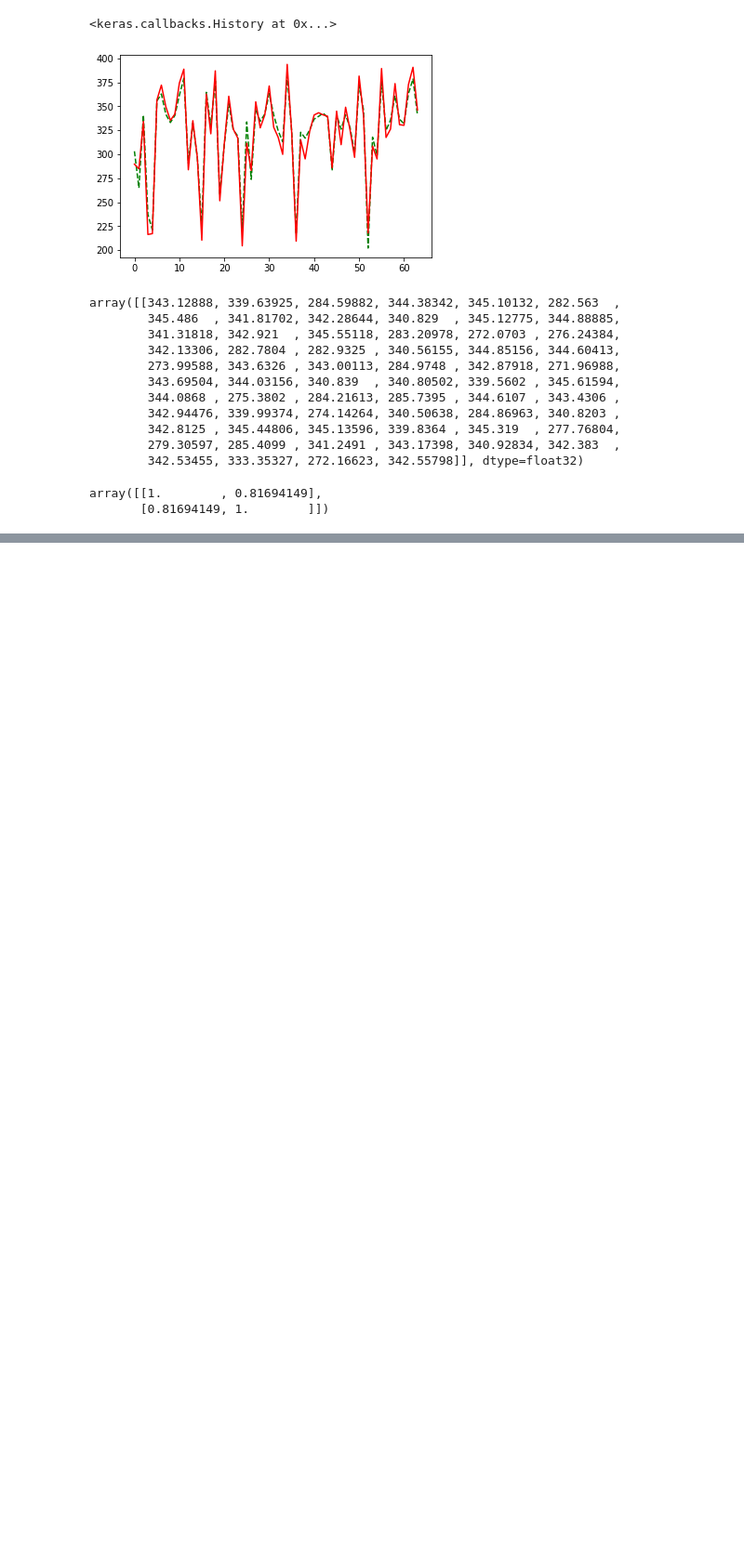
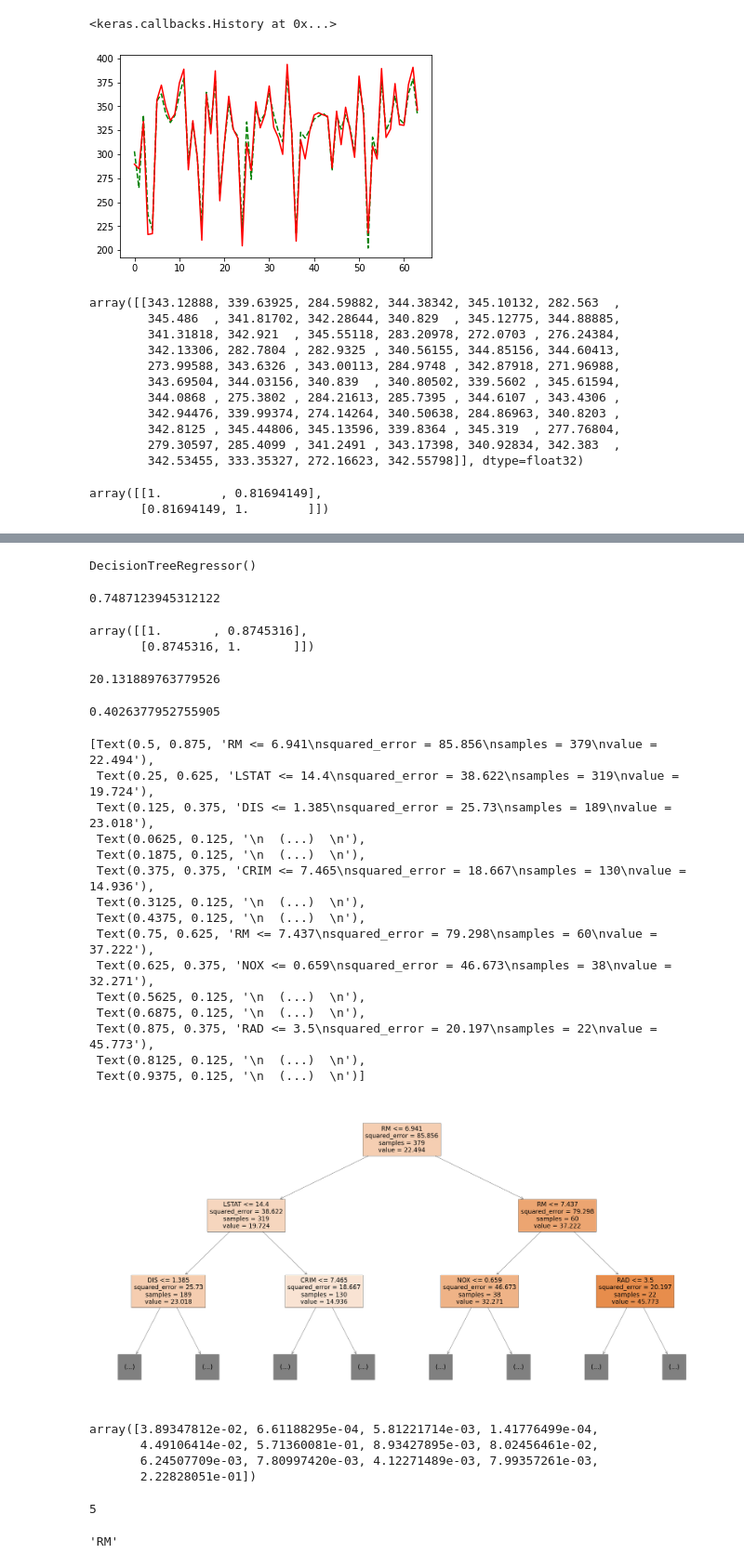
Before and after one commit to eaglehkim/python, a Jupyter notebook: prac5.ipynb, the cells around one changed output, grey strips where cells are left out. Shown at 93% size. Saved outputs shown, nothing was run; the diff lists cells and outputs as text; code cells hidden in the pictures; blank space fills up the shorter version.

```diff
--- a/prac5.ipynb
+++ b/prac5.ipynb
@@ -428,0 +496,5 @@ array([[1.        , 0.81694149],
+# %%
+boston = datasets.load_boston()
+df = pd.DataFrame(boston.data, columns = boston.feature_names)
+df['TARGET'] = boston.target
+df.head()
@@ -428,0 +525,6 @@ array([[1.        , 0.81694149],
+# %%
+input = boston.data
+output = df['TARGET']
+# %%
+from sklearn.model_selection import train_test_split
+train_input, test_input, train_output, test_output = train_test_split(input, output)
@@ -428,0 +533,60 @@ array([[1.        , 0.81694149],
+# %%
+dt = DecisionTreeRegressor()
+dt.fit(train_input, train_output)
+# %% [output]
+DecisionTreeRegressor()
+# %%
+dt.score(test_input, test_output)
+# %% [output]
+0.7487123945312122
+# %%
+np.corrcoef(dt.predict(test_input), test_output)
+# %% [output]
+array([[1.       , 0.8745316],
+       [0.8745316, 1.       ]])
+# %%
+from sklearn.metrics import mean_squared_error
+mse = mean_squared_error(dt.predict(test_input), test_output)
+mse
+# %% [output]
+20.131889763779526
+# %%
+nmse = mse/np.max(test_output)
+nmse
+# %% [output]
+0.4026377952755905
+# %%
+plt.figure(figsize=(60,30))
+plot_tree(dt, max_depth=2, filled=True, feature_names = boston.feature_names)
+# %% [output]
+[Text(0.5, 0.875, 'RM <= 6.941\nsquared_error = 85.856\nsamples = 379\nvalue = 22.494'),
+ Text(0.25, 0.625, 'LSTAT <= 14.4\nsquared_error = 38.622\nsamples = 319\nvalue = 19.724'),
+ Text(0.125, 0.375, 'DIS <= 1.385\nsquared_error = 25.73\nsamples = 189\nvalue = 23.018'),
+ Text(0.0625, 0.125, '\n  (...)  \n'),
+ Text(0.1875, 0.125, '\n  (...)  \n'),
+ Text(0.375, 0.375, 'CRIM <= 7.465\nsquared_error = 18.667\nsamples = 130\nvalue = 14.936'),
+ Text(0.3125, 0.125, '\n  (...)  \n'),
+ Text(0.4375, 0.125, '\n  (...)  \n'),
+ Text(0.75, 0.625, 'RM <= 7.437\nsquared_error = 79.298\nsamples = 60\nvalue = 37.222'),
+ Text(0.625, 0.375, 'NOX <= 0.659\nsquared_error = 46.673\nsamples = 38\nvalue = 32.271'),
+ Text(0.5625, 0.125, '\n  (...)  \n'),
+ Text(0.6875, 0.125, '\n  (...)  \n'),
+ Text(0.875, 0.375, 'RAD <= 3.5\nsquared_error = 20.197\nsamples = 22\nvalue = 45.773'),
+ Text(0.8125, 0.125, '\n  (...)  \n'),
+ Text(0.9375, 0.125, '\n  (...)  \n')]
+[figure, added]
+# %%
+dt.feature_importances_
+# %% [output]
+array([3.89347812e-02, 6.61188295e-04, 5.81221714e-03, 1.41776499e-04,
+       4.49106414e-02, 5.71360081e-01, 8.93427895e-03, 8.02456461e-02,
+       6.24507709e-03, 7.80997420e-03, 4.12271489e-03, 7.99357261e-03,
+       2.22828051e-01])
+# %%
+np.argmax(dt.feature_importances_)
+# %% [output]
+5
+# %%
+boston.feature_names[5]
+# %% [output]
+'RM'
```
Also changed, not shown: parts of 28 cells of this notebook.
